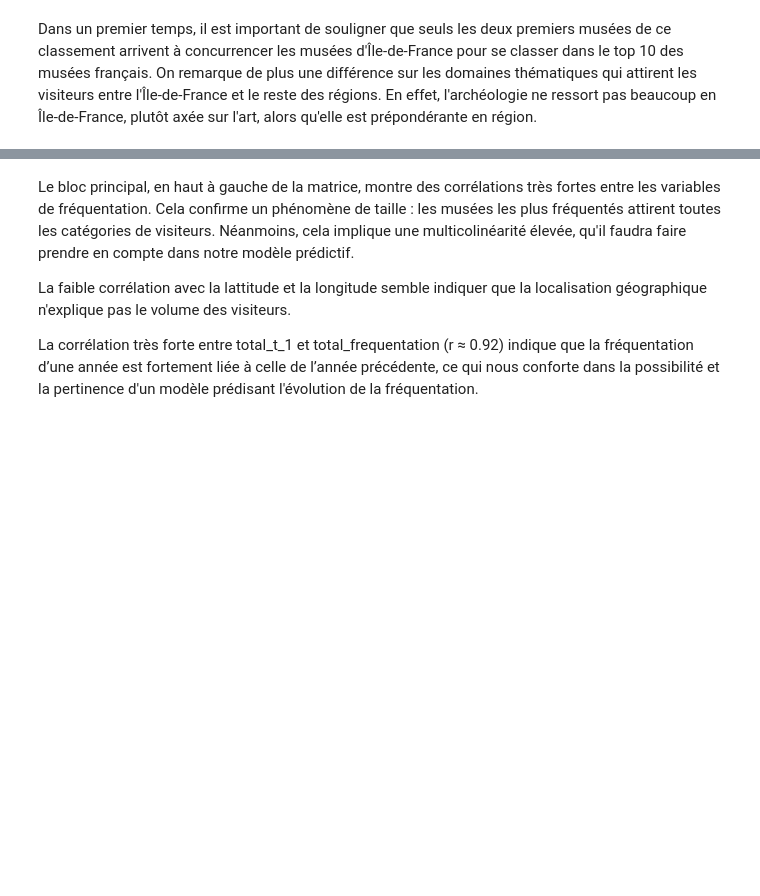
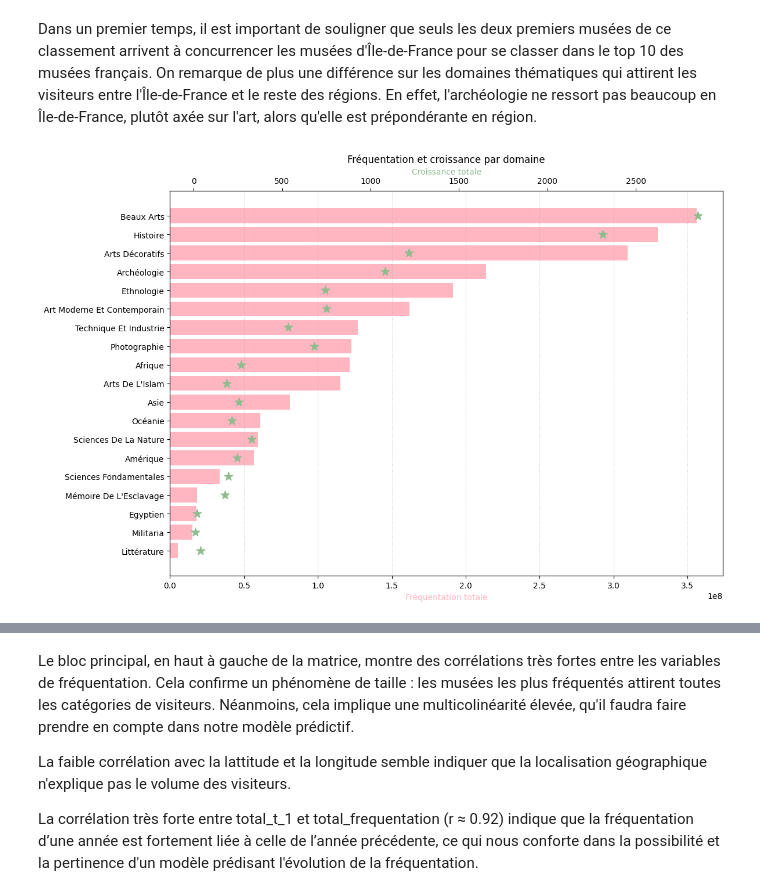
Before and after one commit to emmabezombes/prediction-musee, a Jupyter notebook: notebook/notebook_emma.ipynb, the cells around one changed output, grey strips where cells are left out. Saved outputs shown, nothing was run; the diff lists cells and outputs as text; code cells hidden in the pictures; blank space fills up the shorter version.

```diff
--- a/notebook/notebook_emma.ipynb
+++ b/notebook/notebook_emma.ipynb
@@ -324,2 +312,52 @@ top_musees_fr
 # %% [markdown]
 Dans un premier temps, il est important de souligner que seuls les deux premiers musées de ce classement arrivent à concurrencer les musées d'Île-de-France pour se classer dans le top 10 des musées français. On remarque de plus une différence sur les domaines thématiques qui attirent les visiteurs entre l'Île-de-France et le reste des régions. En effet, l'archéologie ne ressort pas beaucoup en Île-de-France, plutôt axée sur l'art, alors qu'elle est prépondérante en région.
+# %%
+# FRÉQUENTATION ET CROISSANCE MOYENNE DE CHAQUE DOMAINE
+
+domain_cols = df.filter(regex="^is_")
+
+# Fréquentation par domaine
+freq = {
+    col.replace("is_", "").replace("_", " ").title():   # nettoyage pour l'affichage
+        df.loc[df[col] == 1, "total"].sum()
+    for col in domain_cols.columns
+}
+
+# Croissance par domaine
+croissance = {
+    col.replace("is_", "").replace("_", " ").title():
+        df.loc[df[col] == 1, "croissance_total"].sum()
+    for col in domain_cols.columns
+}
+
+# Transformation en séries et tri
+freq = pd.Series(freq).dropna()
+croissance = pd.Series(croissance).dropna()
+
+# DataFrame combiné pour aligner les domaines
+df_metrics = pd.DataFrame({
+    "frequentation": freq,
+    "croissance": croissance
+}).dropna()  # supprime les domaines manquants dans l'une ou l'autre métrique
+
+df_metrics = df_metrics.sort_values(by='frequentation', ascending=True)
+
+domaines = df_metrics.index
+
+fig, ax1 = plt.subplots(figsize=(12,8))
+
+# Définition du premier axe
+ax1.barh(domaines, df_metrics['frequentation'], color='lightpink', label='Fréquentation')
+ax1.set_xlabel("Fréquentation totale", color='lightpink')
+ax1.grid(axis='x', linestyle=':', alpha=0.7)
+
+# Définition du deuxième axe
+ax2 = ax1.twiny()
+ax2.scatter(df_metrics['croissance'], domaines, color='darkseagreen', s=120, marker='*', label='Croissance')
+ax2.set_xlabel("Croissance totale", color='darkseagreen')
+
+plt.title("Fréquentation et croissance par domaine")
+plt.tight_layout()
+plt.show()
+# %% [output]
+[figure, added]
```
Also changed, not shown: parts of 12 cells of this notebook, 5 other files.
